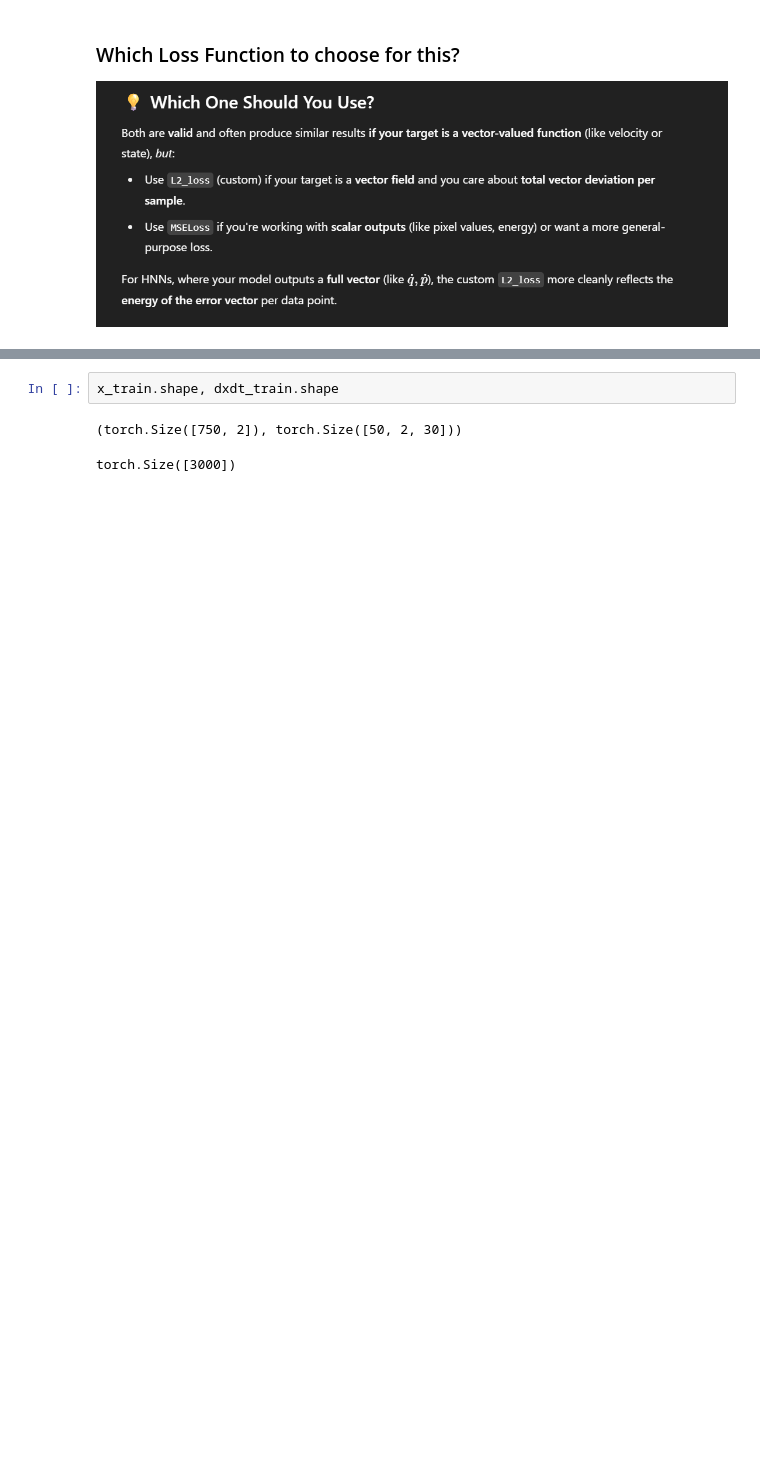
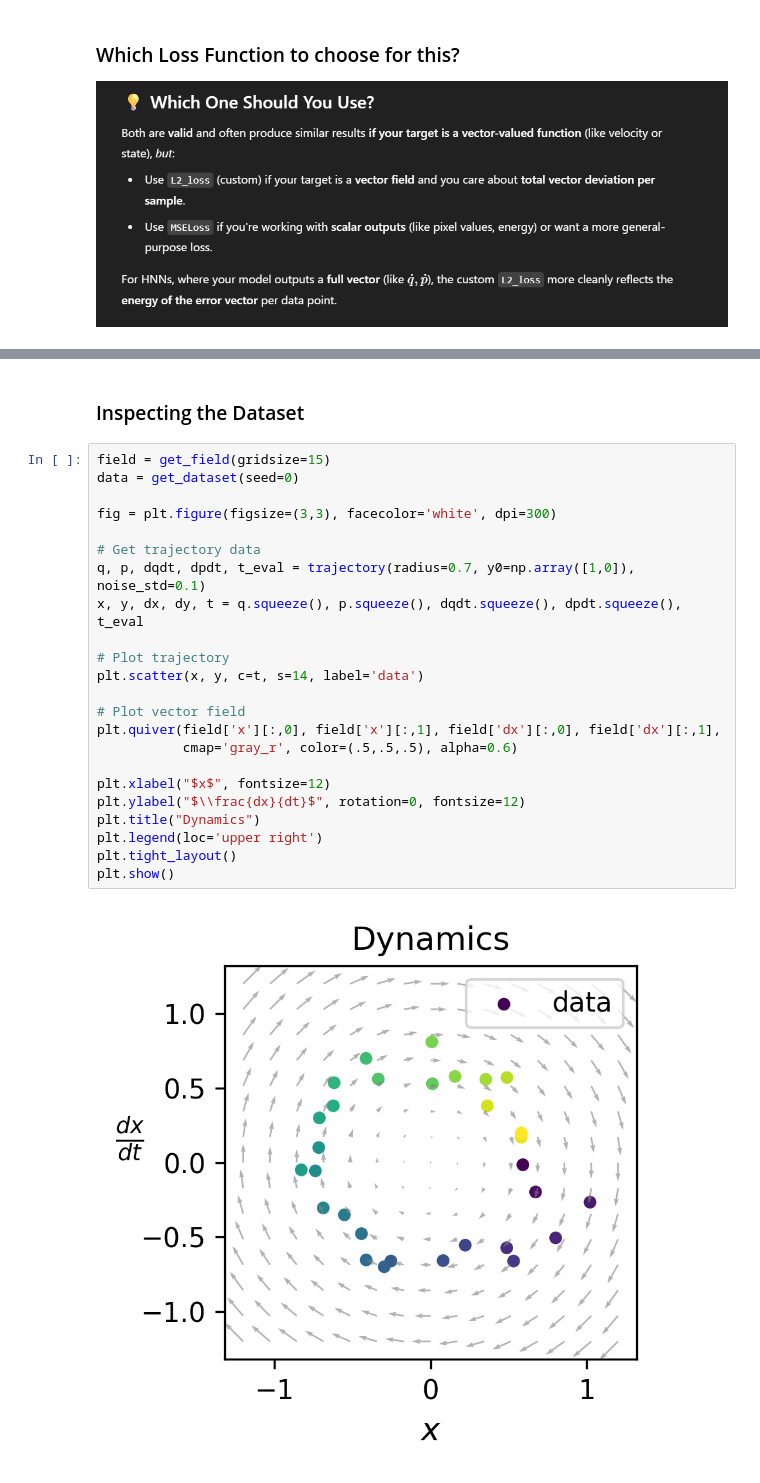
Before and after one commit to notanikdey/Hamiltonian_Neural_Networks, a Jupyter notebook: experiment_spring/train.ipynb, the cells around one changed output, grey strips where cells are left out. Cells and saved outputs as stored; diff of their text form; blank space fills up the shorter version.

```diff
--- a/experiment_spring/train.ipynb
+++ b/experiment_spring/train.ipynb
@@ -56,7 +52,27 @@ h = 0.1034
-# %%
-x_train.shape, dxdt_train.shape
-# %% [output]
-(torch.Size([750, 2]), torch.Size([50, 2, 30]))
+# %% [markdown]
+### Inspecting the Dataset
 # %%
+field = get_field(gridsize=15)
+data = get_dataset(seed=0)
+
+fig = plt.figure(figsize=(3,3), facecolor='white', dpi=300)
+
+# Get trajectory data
+q, p, dqdt, dpdt, t_eval = trajectory(radius=0.7, y0=np.array([1,0]), noise_std=0.1)
+x, y, dx, dy, t = q.squeeze(), p.squeeze(), dqdt.squeeze(), dpdt.squeeze(), t_eval
+
+# Plot trajectory
+plt.scatter(x, y, c=t, s=14, label='data')
+
+# Plot vector field
+plt.quiver(field['x'][:,0], field['x'][:,1], field['dx'][:,0], field['dx'][:,1],
+           cmap='gray_r', color=(.5,.5,.5), alpha=0.6)
+
+plt.xlabel("$x$", fontsize=12)
+plt.ylabel("$\\frac{dx}{dt}$", rotation=0, fontsize=12)
+plt.title("Dynamics")
+plt.legend(loc='upper right')
+plt.tight_layout()
+plt.show()
 # %% [output]
-torch.Size([3000])
+[figure, added]
```
Also changed, not shown: parts of 10 cells of this notebook, 4 other files.
